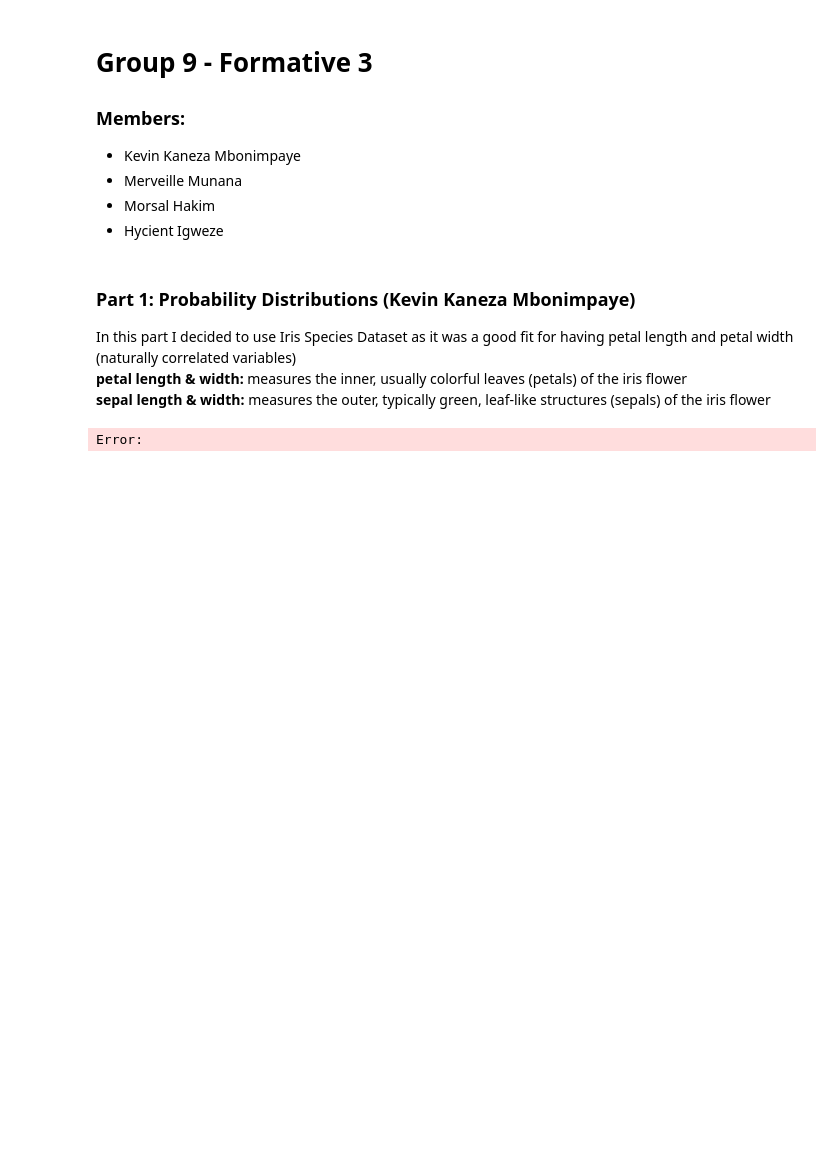
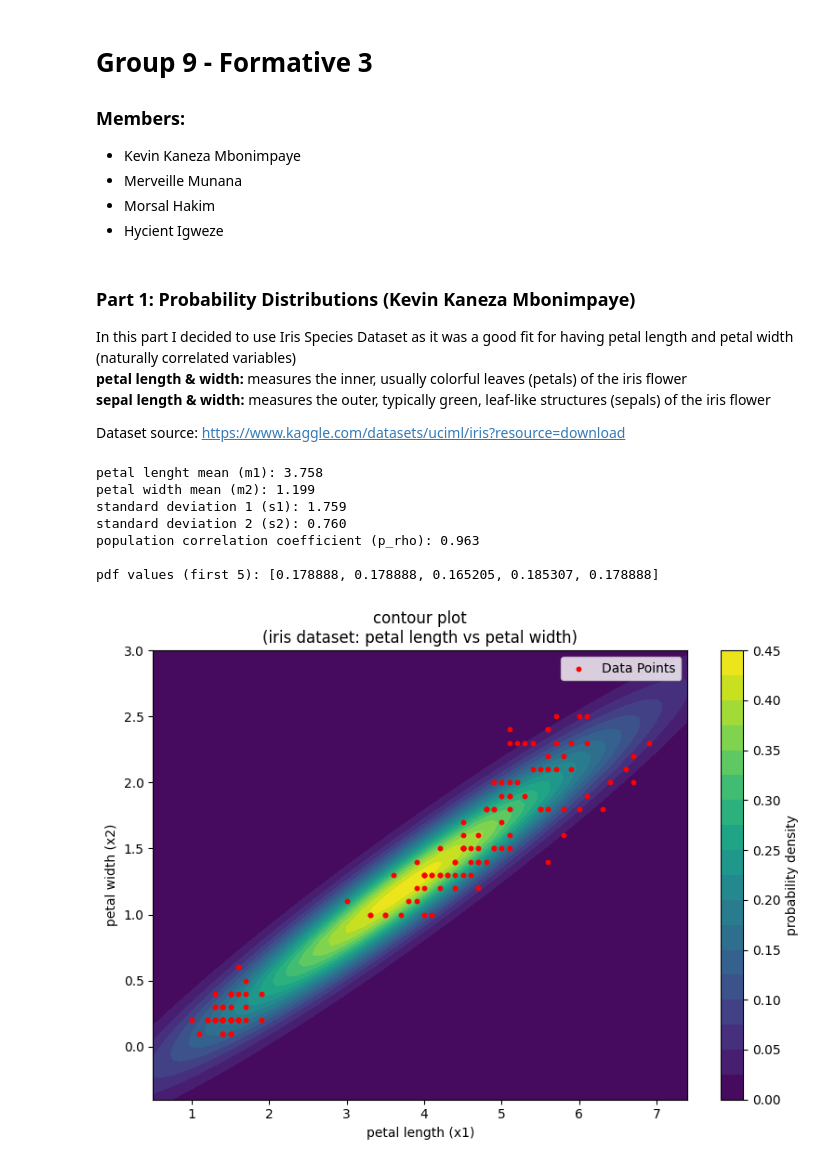
Before and after one commit to hycienti/Probability-Distributions-Bayesian-Probability-and-Gradient-Descent-Implementation, a Jupyter notebook: Probability_Distributions_Bayesian_Probability_and_Gradient_Descent_Implementation.ipynb, the cells around one changed output. Drawn from its saved outputs; the diff is of its cells as text; code cells hidden in the pictures; blank space fills up the shorter version.

Commit message:
error loading data fix

```diff
--- a/Probability_Distributions_Bayesian_Probability_and_Gradient_Descent_Implementation.ipynb
+++ b/Probability_Distributions_Bayesian_Probability_and_Gradient_Descent_Implementation.ipynb
@@ -10,6 +10,8 @@
 In this part I decided to use Iris Species Dataset as it was a good fit for having petal length and petal width (naturally correlated variables)
 **petal length & width:** measures the inner, usually colorful leaves (petals) of the iris flower
 **sepal length & width:** measures the outer, typically green, leaf-like structures (sepals) of the iris flower
+
+Dataset source: https://www.kaggle.com/datasets/uciml/iris?resource=download
 # %%
 import pandas as pd
 import numpy as np
@@ -17,13 +19,13 @@ import matplotlib.pyplot as plt
 from mpl_toolkits.mplot3d import Axes3D
 import math
 
-# loading the data from google drive
+# loading the data
 iris_data = pd.read_csv('https://raw.githubusercontent.com/mwaskom/seaborn-data/master/iris.csv')
 
 # all petal length data
-x1_data = iris_data["PetalLengthCm"].tolist()
+x1_data = iris_data["petal_length"].tolist()
 # all petal width data
-x2_data = iris_data["PetalWidthCm"].tolist()
+x2_data = iris_data["petal_width"].tolist()
 # number of rows
 n = len(x1_data)
 
@@ -83,31 +85,38 @@ X1, X2 = np.meshgrid(x1_grid, x2_grid)
 # applying the custom bvn_pdf to every point in the grid
 Z_np = np.array([[calculate_pdf_using_bvn(x1, x2, m1, m2, s1, s2, p_rho) for x1 in x1_grid] for x2 in x2_grid])
 
 # contour plot
 print('\n')
 plt.figure(figsize=(8, 6))
 contour = plt.contourf(X1, X2, Z_np, levels=20, cmap="viridis")
 plt.colorbar(contour, label="probability density")
 plt.scatter(x1_data, x2_data, s=10, color="red", label="Data Points")
 plt.xlabel("petal length (x1)")
 plt.ylabel("petal width (x2)")
 plt.title("contour plot\n(iris dataset: petal length vs petal width)")
 plt.legend()
 plt.tight_layout()
 plt.savefig("bvn_contour.png", dpi=150)
 plt.show()
 
 # 3d plot
 print('\n')
 fig = plt.figure(figsize=(8, 6))
 ax = fig.add_subplot(111, projection="3d")
 ax.plot_surface(X1, X2, Z_np, cmap="plasma",)
 ax.set_xlabel("petal Length (x1)")
 ax.set_ylabel("petal Width (x2)")
 ax.set_zlabel("probability density")
 ax.set_title("3D surface plot\n(iris dataset)")
 plt.tight_layout()
 plt.savefig("bvn_3d.png", dpi=150)
 plt.show()
 # %% [output]
-Error:
+petal lenght mean (m1): 3.758
+petal width mean (m2): 1.199
+standard deviation 1 (s1): 1.759
+standard deviation 2 (s2): 0.760
+population correlation coefficient (p_rho): 0.963
+
+pdf values (first 5): [0.178888, 0.178888, 0.165205, 0.185307, 0.178888]
+[figure, added]
```
Also changed, not shown: parts of 1 cell of this notebook.
